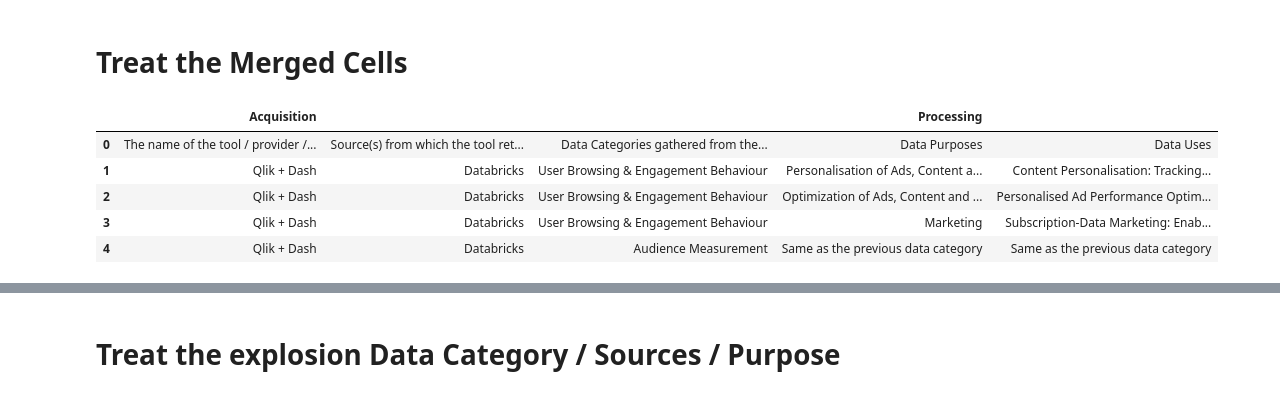
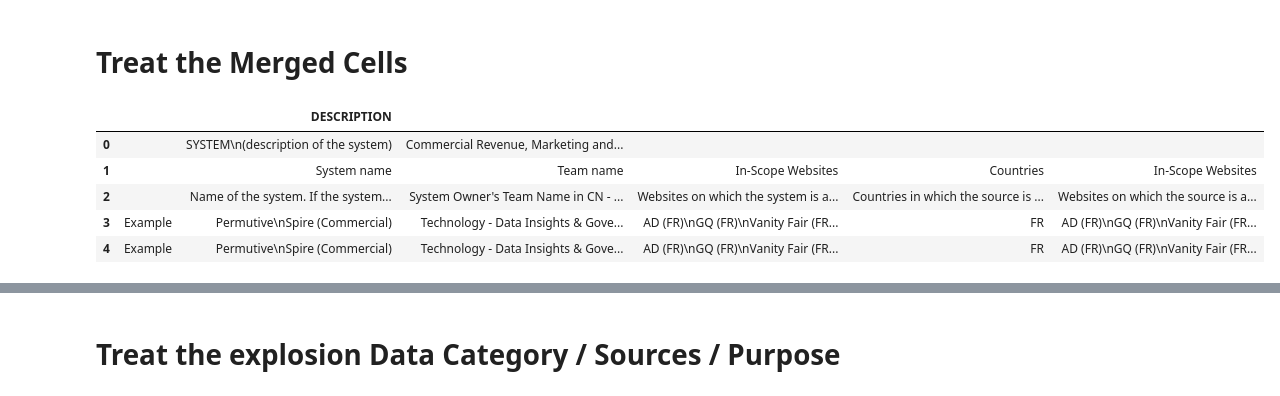
Before and after one commit to flohaha/Colab_Better_Rop, a Jupyter notebook: ROPA_v2.ipynb, the cells around one changed output, grey strips where cells are left out. Cells and saved outputs as stored; diff of their text form; code cells hidden in the pictures.

```diff
--- a/ROPA_v2.ipynb
+++ b/ROPA_v2.ipynb
@@ -66,8 +66,8 @@ try:
 except:
     print('couldnt connect')
 # %%
-SS_Link = 'https://docs.google.com/spreadsheets/d/1I8iMjqpszFhEFdcpJIR8DI-kIwNmROqnHuk6cNoXPgs/edit#gid=957651562'
-SS_Info_Tab = 'ROPA - Data Infos'
+SS_Link = 'https://docs.google.com/spreadsheets/d/16ZwyB_J6WopWeIBQLgiYVJIac8tdSK9DVT9iub_8WQE/edit?gid=946255671#gid=946255671'
+SS_Info_Tab = 'EU Data Assessment'
 
 ### new copie real 'https://docs.google.com/spreadsheets/d/1I8iMjqpszFhEFdcpJIR8DI-kIwNmROqnHuk6cNoXPgs/edit#gid=957651562'
 ### old test not real 'https://docs.google.com/spreadsheets/d/18kI721X-bXSx-nnOjzGuPM62buTsfiMsEDc7sEIciWI/edit#gid=957651562'
@@ -160,13 +165,13 @@ df_infos.head(5)   #.iloc[:, 0].unique().tolist()
 # %%
 df_sample = df_infos#[df_infos.iloc[:, 0] == 'System I']  ### TEST  >> [df_infos.iloc[:, 0] == 'System I']
 
-df_sample = df_sample.iloc[:, [0,5,7,11,12]]#,14,19]]
+df_sample = df_sample.iloc[:, [0,1,6,8,12,13]]#,14,19]]
 
 df_sample.head()
 # %% [output]
-|  | Acquisition |  |  | Processing |  |
-| 0 | The name of the tool / provider /... | Source(s) from which the tool ret... | Data Categories gathered from the... | Data Purposes | Data Uses |
-| 1 | Qlik + Dash | Databricks | User Browsing & Engagement Behaviour | Personalisation of Ads, Content a... | Content Personalisation: Tracking... |
-| 2 | Qlik + Dash | Databricks | User Browsing & Engagement Behaviour | Optimization of Ads, Content and ... | Personalised Ad Performance Optim... |
-| 3 | Qlik + Dash | Databricks | User Browsing & Engagement Behaviour | Marketing | Subscription-Data Marketing: Enab... |
-| 4 | Qlik + Dash | Databricks | Audience Measurement | Same as the previous data category | Same as the previous data category |
+|  |  | DESCRIPTION |  |  |  |  |
+| 0 |  | SYSTEM\n(description of the system) | Commercial Revenue, Marketing and... |  |  |  |
+| 1 |  | System name | Team name | In-Scope Websites | Countries | In-Scope Websites |
+| 2 |  | Name of the system. If the system... | System Owner's Team Name in CN - ... | Websites on which the system is a... | Countries in which the source is ... | Websites on which the source is a... |
+| 3 | Example | Permutive\nSpire (Commercial) | Technology - Data Insights & Gove... | AD (FR)\nGQ (FR)\nVanity Fair (FR... | FR | AD (FR)\nGQ (FR)\nVanity Fair (FR... |
+| 4 | Example | Permutive\nSpire (Commercial) | Technology - Data Insights & Gove... | AD (FR)\nGQ (FR)\nVanity Fair (FR... | FR | AD (FR)\nGQ (FR)\nVanity Fair (FR... |
```
Also changed, not shown: parts of 11 cells of this notebook.
